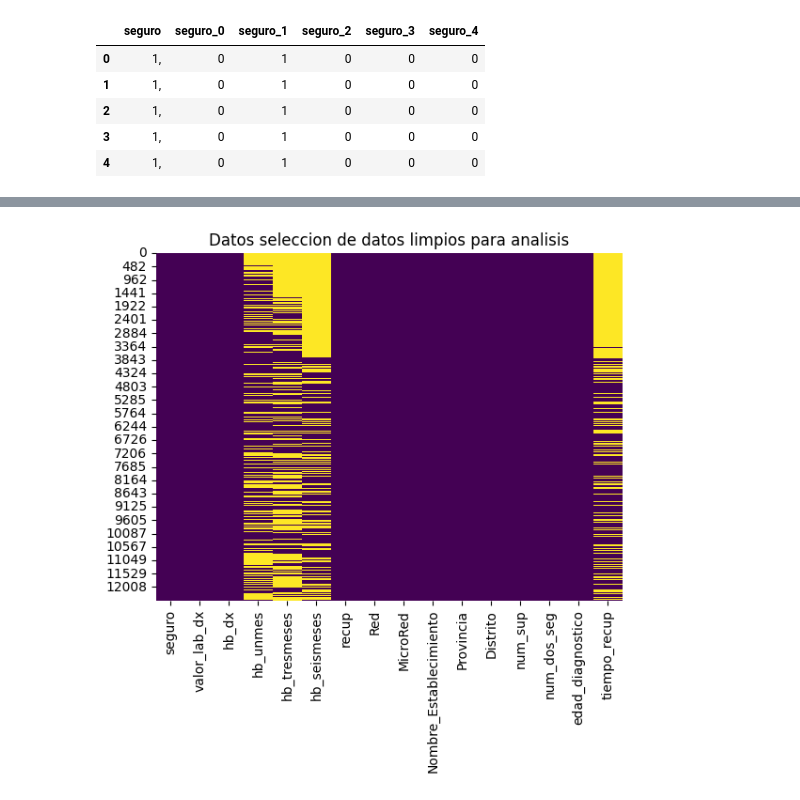
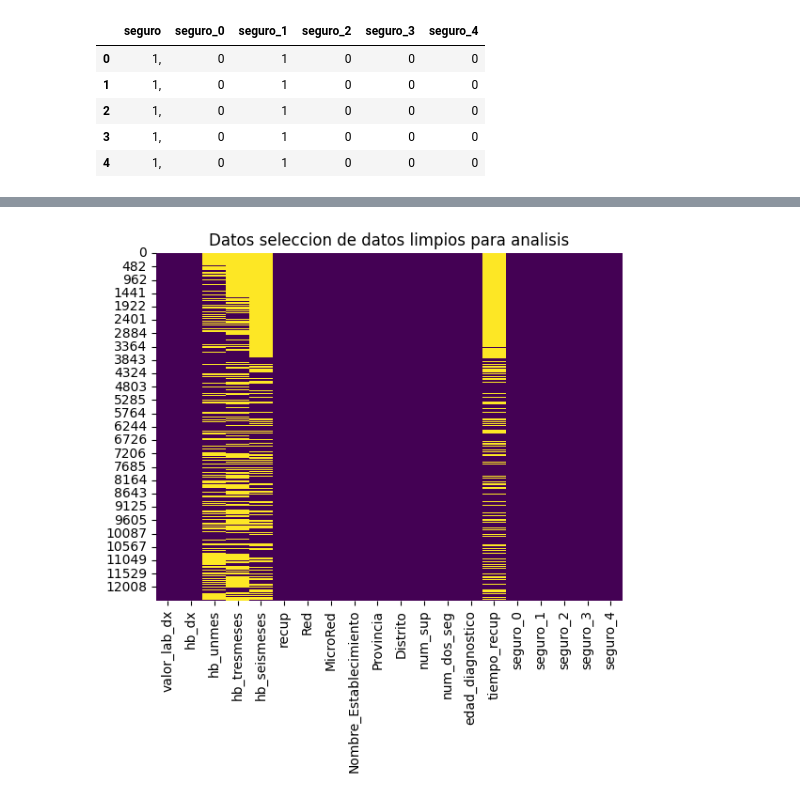
Before and after one commit to R0SEWT/HbJunin, a Jupyter notebook: code/Preprocesamiento.ipynb, the cells around one changed output, grey strips where cells are left out. Saved outputs shown, nothing was run; the diff lists cells and outputs as text; code cells hidden in the pictures.

```diff
--- a/code/Preprocesamiento.ipynb
+++ b/code/Preprocesamiento.ipynb
@@ -502,11 +502,11 @@ df.to_csv('../datasets/Niños_menores_de_36_meses_con_dx_de_anemia_en_la_Región
 # %%
 df.drop(columns=['num_doc', 'fecha_nac', 'fecha_dx', 'fecha_dosaje_3_meses', 'fecha_dosaje_6_meses',
                     'fecha_dosaje_dx', 'fecha_recup', 'fecha_supT1', 'fecha_supT2',
-                    'fecha_supT3', 'fecha_supT4', 'fecha_supT5', 'fecha_supT6', 'fecha_ta', 'fecha_dosaje_mes'], inplace=True)
+                    'fecha_supT3', 'fecha_supT4', 'fecha_supT5', 'fecha_supT6', 'fecha_ta', 'fecha_dosaje_mes', 'seguro'], inplace=True)
 
 sns.heatmap(df.isnull(), cbar=False, cmap='viridis')
 plt.title('Datos seleccion de datos limpios para analisis')
 
 df.to_csv('../datasets/Niños_menores_de_36_meses_con_dx_de_anemia_en_la_Región_ Junín_limpio.csv', index=False)
 # %% [output]
-[figure, old version]
+[figure, new version]
```
Also changed, not shown: parts of 1 cell of this notebook, 1 other file.
